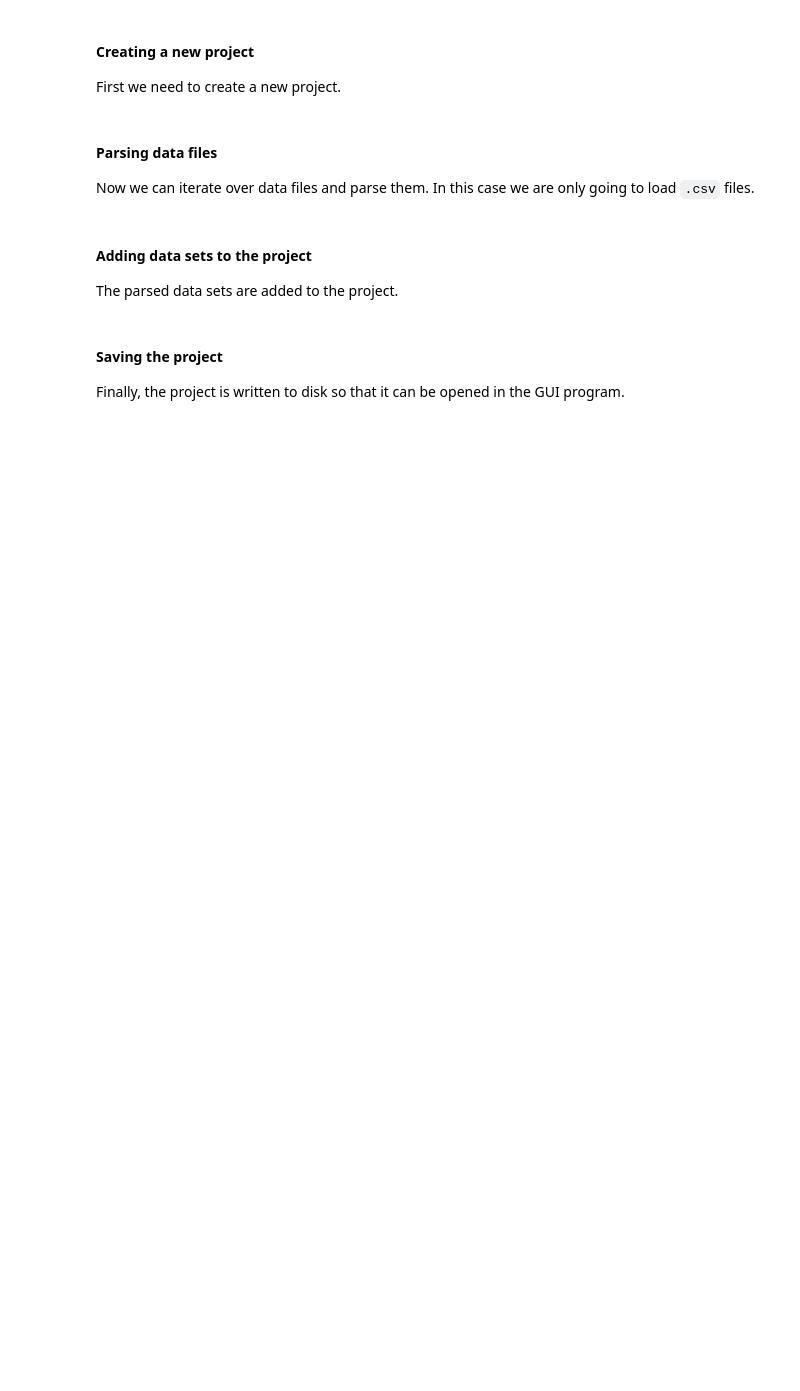
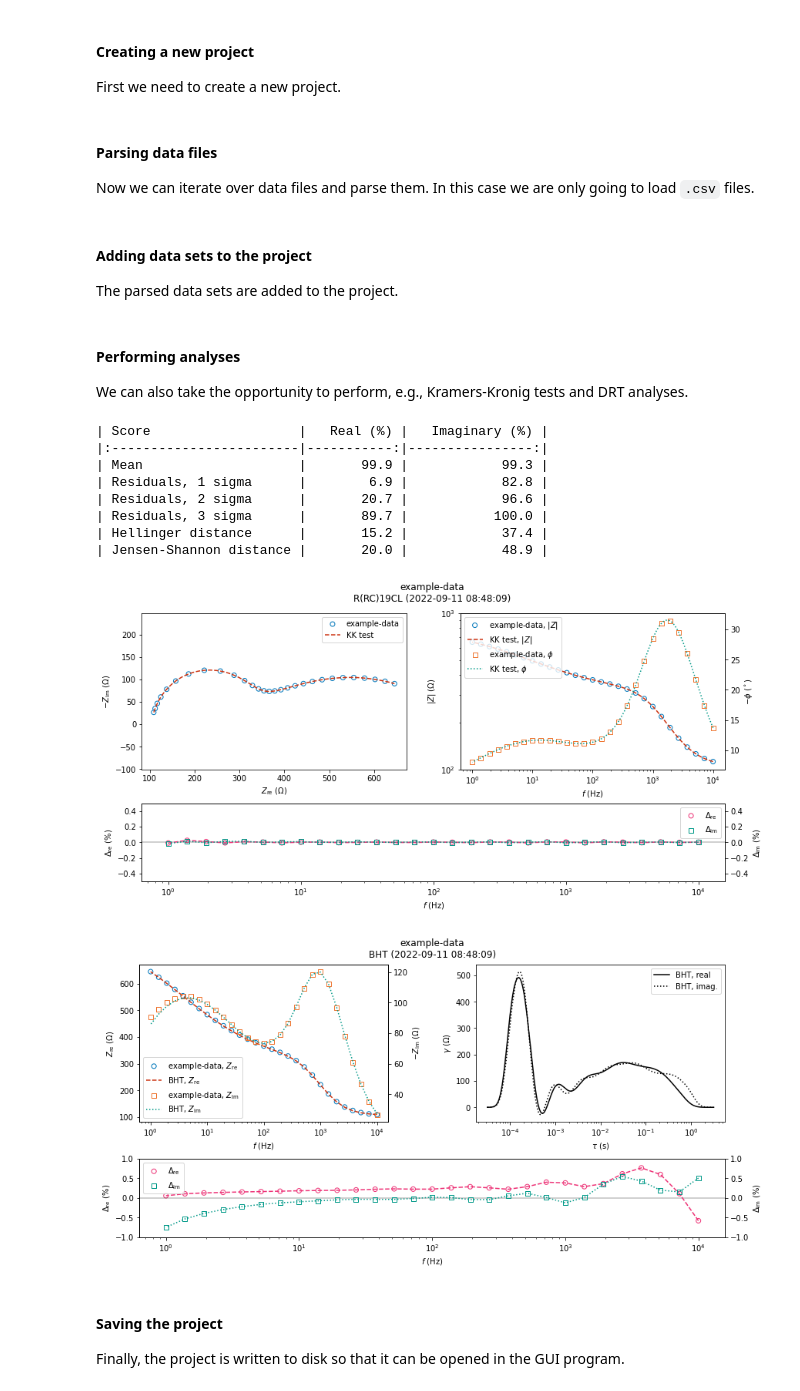
Before and after one commit to vyrjana/DearEIS, a Jupyter notebook: examples/examples.ipynb, the cells around one changed output. Saved outputs shown, nothing was run; the diff lists cells and outputs as text; code cells hidden in the pictures; blank space fills up the shorter version.

```diff
--- a/examples/examples.ipynb
+++ b/examples/examples.ipynb
@@ -409,6 +463,59 @@ The parsed data sets are added to the project.
 data: DataSet
 for data in data_sets:
     project_ex2.add_data_set(data)
+# %% [markdown]
+#### Performing analyses
+
+We can also take the opportunity to perform, e.g., Kramers-Kronig tests and DRT analyses.
+# %%
+for data in project_ex2.get_data_sets():
+    test: TestResult = deareis.perform_test(data, TestSettings(
+        test=deareis.Test.COMPLEX,
+        mode=deareis.TestMode.AUTO,
+        num_RC=data.get_num_points(),
+        mu_criterion=0.85,
+        add_capacitance=True,
+        # The rest are not necessary/relevant for this type of test,
+        # but these would be always be included when using the GUI
+        add_inductance=True,
+        method=deareis.CNLSMethod.LEASTSQ,
+        max_nfev=1000,
+    ))
+    project_ex2.add_test(data, test)
+
+    drt: DRTResult = deareis.calculate_drt(data, DRTSettings(
+        method=deareis.DRTMethod.BHT,
+        rbf_type=deareis.RBFType.GAUSSIAN,
+        rbf_shape=deareis.RBFShape.FWHM,
+        shape_coeff=0.5,
+        derivative_order=1,
+        num_samples=2000,
+        num_attempts=5,
+        maximum_symmetry=0.5,
+        # The rest are not necessary/relevant for this method,
+        # but these would be always be included when using the GUI
+        mode=deareis.DRTMode.COMPLEX,
+        lambda_value=-1.0,
+        inductance=False,
+        credible_intervals=False,
+    ))
+    project_ex2.add_drt(data, drt)
+
+    # Plot/print the results for inspection
+    _, _ = mpl.plot_fit(test, data, label="KK test")
+    _, _ = mpl.plot_drt(drt, data, label="BHT")
+    print(drt.get_score_dataframe().to_markdown(index=False, floatfmt=".1f"))
+# %% [output]
+| Score                   |   Real (%) |   Imaginary (%) |
+|:------------------------|-----------:|----------------:|
+| Mean                    |       99.9 |            99.3 |
+| Residuals, 1 sigma      |        6.9 |            82.8 |
+| Residuals, 2 sigma      |       20.7 |            96.6 |
+| Residuals, 3 sigma      |       89.7 |           100.0 |
+| Hellinger distance      |       15.2 |            37.4 |
+| Jensen-Shannon distance |       20.0 |            48.9 |
+[figure, added]
+[figure, added]
 # %% [markdown]
 #### Saving the project
 
```
Also changed, not shown: parts of 17 cells of this notebook, 17 other files.
